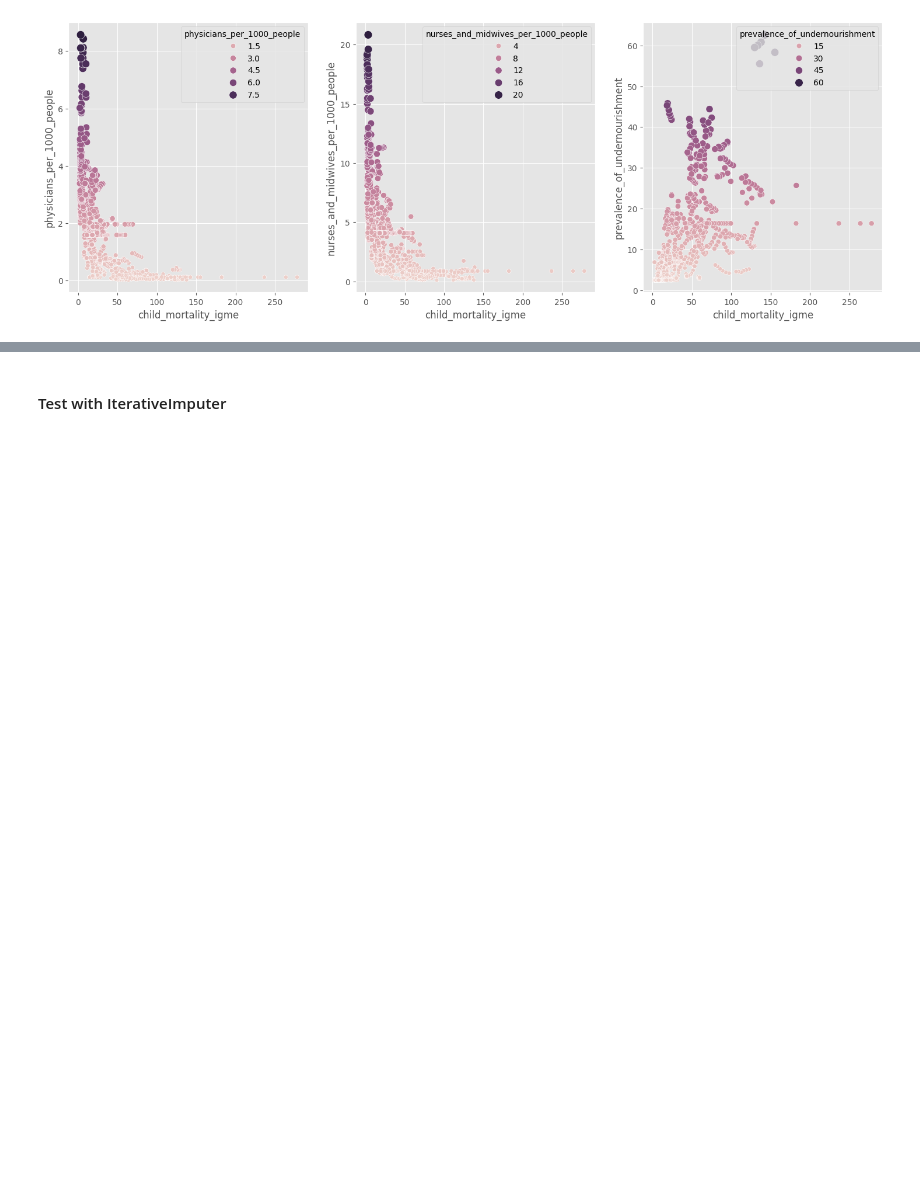
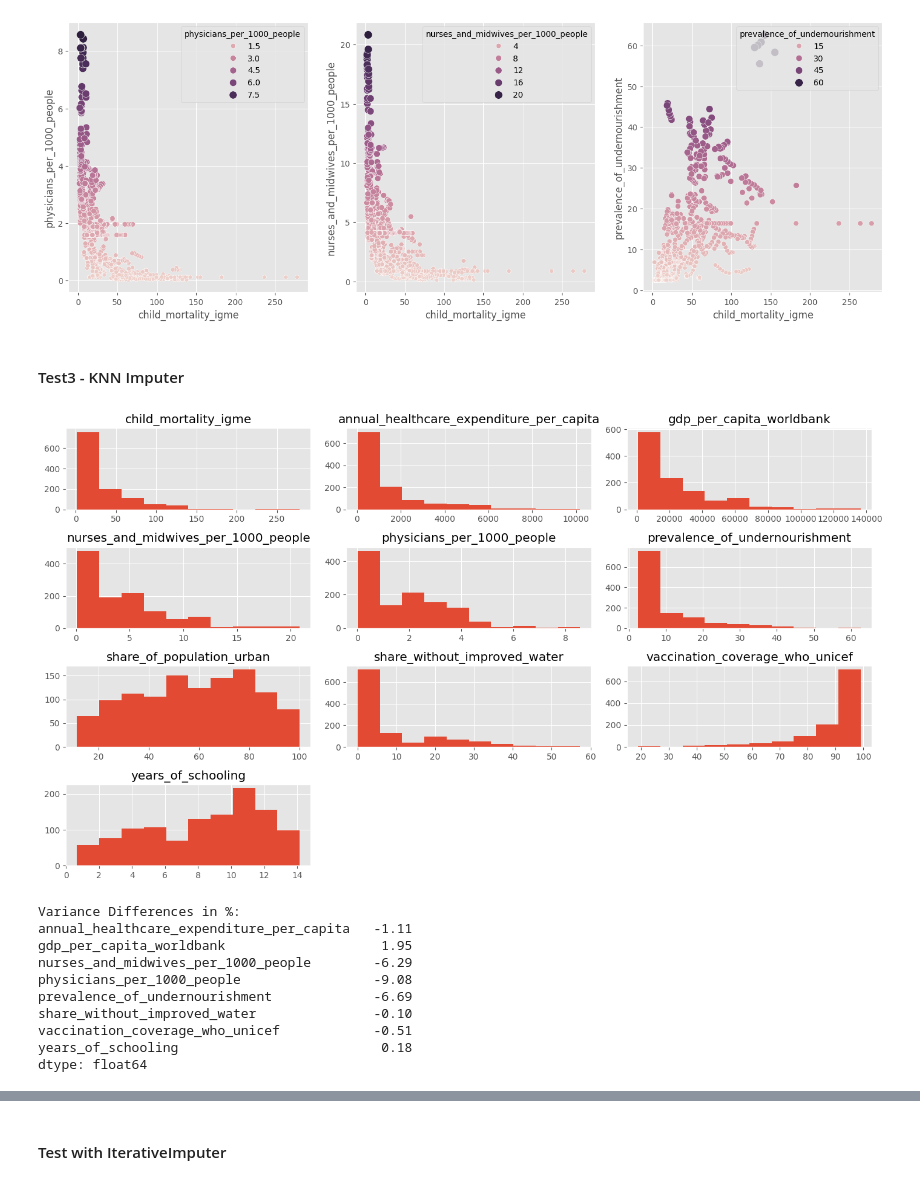
Before and after one commit to HamzahFayad/master_thesis_child_mortality, a Jupyter notebook: 01_notebooks/2_data_preprocessing.ipynb, the cells around one changed output, grey strips where cells are left out. Saved outputs shown, nothing was run; the diff lists cells and outputs as text; code cells hidden in the pictures; blank space fills up the shorter version.

Commit message:
feat: knnimputing test + plots

```diff
--- a/01_notebooks/2_data_preprocessing.ipynb
+++ b/01_notebooks/2_data_preprocessing.ipynb
@@ -273,3 +273,41 @@ kde_plot_comparison(df_imp_test, group_median_df, "prevalence_of_undernourishmen
 data_exploration.scatterplots(group_median_df, most_critical_cols, 3)
 # %% [output]
 [figure]
+# %% [markdown]
+#### Test3 - KNN Imputer
+# %%
+# Impute with KNN - testwise scale data before (with RobustScaler)
+from sklearn.preprocessing import RobustScaler
+from sklearn.impute import KNNImputer
+
+imputed_with_knn = df_imp_test.copy()
+rscaler = RobustScaler().fit(imputed_with_knn)
+rscaled_data = rscaler.transform(imputed_with_knn)
+
+imputer = KNNImputer(n_neighbors=5) #as base use k=5
+knn_imputed_scaled = imputer.fit_transform(rscaled_data)
+# reverse back to original value ranges
+knn_imputed = rscaler.inverse_transform(knn_imputed_scaled)
+
+df_knn_imputed = pd.DataFrame(knn_imputed, columns=imputed_with_knn.columns)
+
+knn_df = df_knn_imputed.loc[:, ~nan_indicators(df_knn_imputed) & ~wb_regions(df_knn_imputed)]
+knn_df = pd.concat([label_col, knn_df], axis=1) #add label to df
+# %%
+#show histograms
+data_exploration.histograms(knn_df)
+
+#calculate metrics
+calculate_metrics(df_imp_test, knn_df, cols_with_nans)
+# %% [output]
+[figure, added]
+Variance Differences in %:
+annual_healthcare_expenditure_per_capita   -1.11
+gdp_per_capita_worldbank                    1.95
+nurses_and_midwives_per_1000_people        -6.29
+physicians_per_1000_people                 -9.08
+prevalence_of_undernourishment             -6.69
+share_without_improved_water               -0.10
+vaccination_coverage_who_unicef            -0.51
+years_of_schooling                          0.18
+dtype: float64
```
Also changed, not shown: parts of 2 cells of this notebook, 5 other files.
